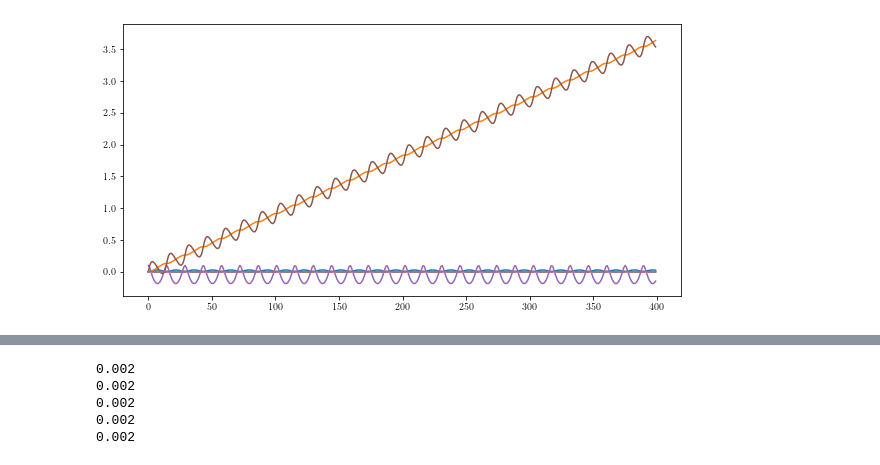
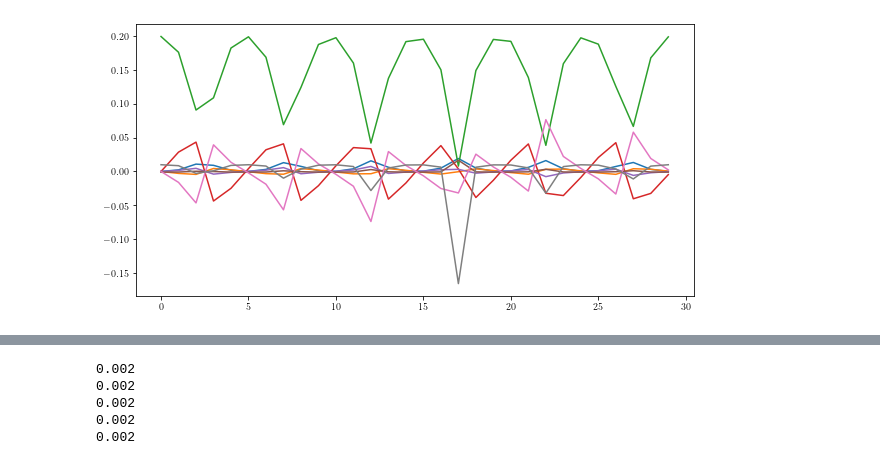
Before and after one commit to Ricvalp/SymplecticTimeReversibleNN, a Jupyter notebook: ManyBodyProblem/RealNVP_tfb.ipynb, the cells around one changed output, grey strips where cells are left out. Cells and saved outputs as stored; diff of their text form; code cells hidden in the pictures.

```diff
--- a/ManyBodyProblem/RealNVP_tfb.ipynb
+++ b/ManyBodyProblem/RealNVP_tfb.ipynb
@@ -42,9 +42,9 @@ Number of points:  801
 # %%
 plt.figure(figsize=(10,5))
-plt.plot(x[:400])
+plt.plot(x[:30])
 plt.show()
 # %% [output]
-[figure, old version]
+[figure, new version]
 # %%
 x_train = np.array(x[0:-1])
 x_train = x_train.astype(np.float32)
```
Also changed, not shown: parts of 14 cells of this notebook, 2 other files.
